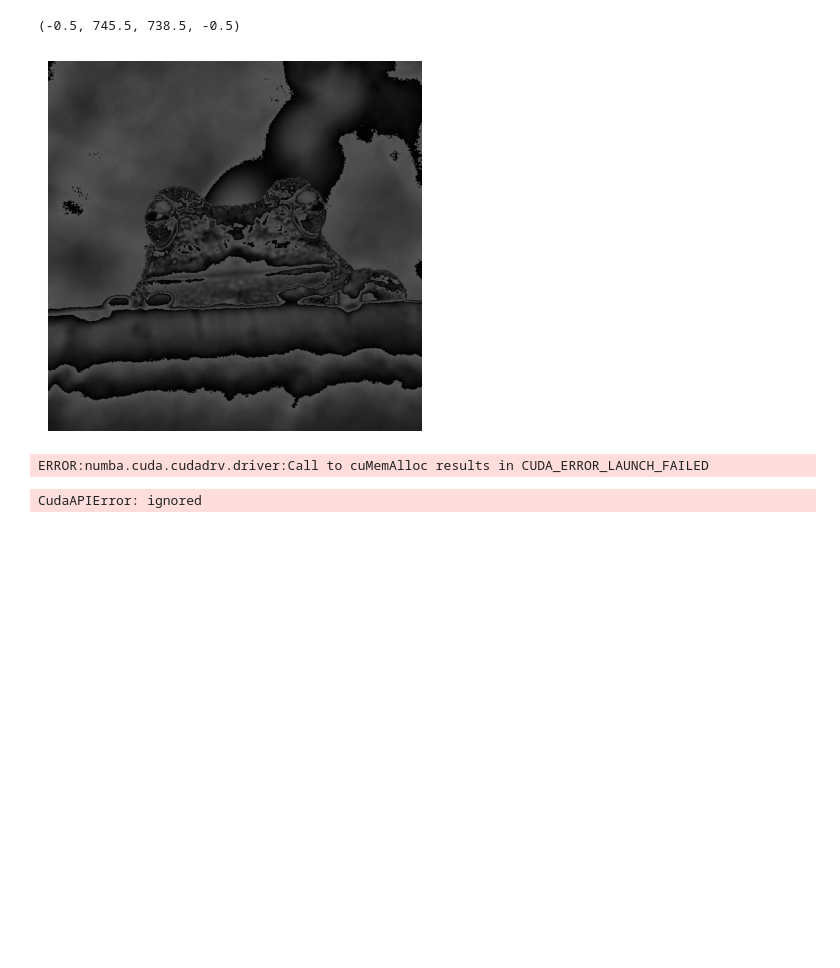
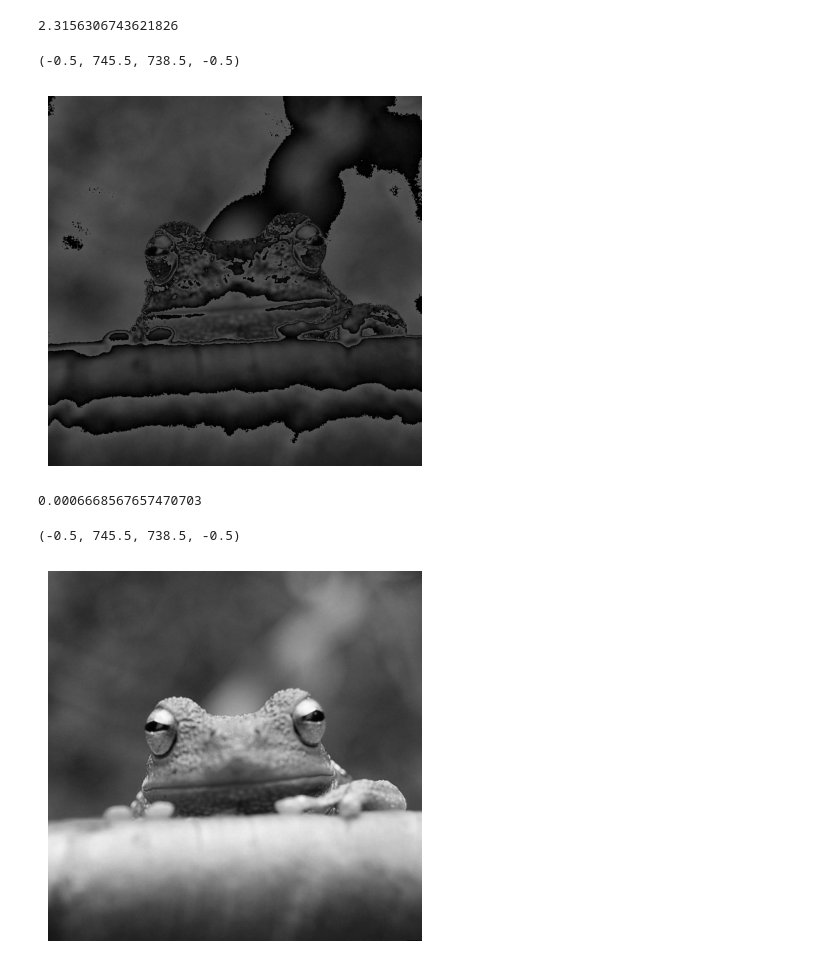
Before and after one commit to HeikoViel/advancedhpc2023, a Jupyter notebook: labwork3.ipynb, the cells around one changed output. Cells and saved outputs as stored; diff of their text form; code cells hidden in the pictures; blank space fills up the shorter version.

```diff
--- a/labwork3.ipynb
+++ b/labwork3.ipynb
@@ -14,16 +14,20 @@ y_pixel = image.shape[1]
 # %%
-image = image.reshape(x_pixel * y_pixel, 3)
 new_image = np.zeros([x_pixel*y_pixel, 3], dtype=np.uint8)
+
+start = time.time()
 
 for i in range(x_pixel * y_pixel):
   new_image[i, 0] = new_image[i, 1] = new_image[i, 2] = np.uint8((image[i][0] + image[i][1] + image[i][2]) / 3)
+
+print(time.time() - start)
 
 new_image = new_image.reshape(x_pixel, y_pixel, 3)
 fig, ax = plt.subplots()
 ax.imshow(new_image)
 ax.axis('off')
 # %% [output]
-(-0.5, 745.5, 738.5, -0.5)
+2.3156306743621826
+(-0.5, 745.5, 738.5, -0.5)
 [figure]
 # %%
 @cuda.jit
@@ -31,8 +35,22 @@ def grayscale(src, dst):
   tidx = cuda.threadIdx.x + cuda.blockIdx.x * cuda.blockDim.x
   g = np.uint8((src[tidx, 0] + src[tidx, 1] + src[tidx, 2]) / 3)
   dst[tidx, 0] = dst[tidx, 1] = dst[tidx, 2] = g
-# %%
-devOutput = cuda.device_array((x_pixel * y_pixel, 3), np.uint8)
-# %% [output]
-ERROR:numba.cuda.cudadrv.driver:Call to cuMemAlloc results in CUDA_ERROR_LAUNCH_FAILED
-CudaAPIError: ignored
+# %%
+devSrc = cuda.to_device(image)
+devDst = cuda.device_array((x_pixel * y_pixel, 3), np.uint8)
+pixelCount = x_pixel * y_pixel
+blockSize = 32
+gridSize = np.uint16(pixelCount / blockSize)
+start = time.time()
+grayscale[gridSize, blockSize](devSrc, devDst)
+print(time.time() - start)
+hostDst = devDst.copy_to_host()
+
+hostDst = hostDst.reshape(x_pixel, y_pixel, 3)
+fig, ax = plt.subplots()
+ax.imshow(hostDst)
+ax.axis('off')
+# %% [output]
+0.0006668567657470703
+(-0.5, 745.5, 738.5, -0.5)
+[figure, added]
```
Also changed, not shown: parts of 2 cells of this notebook.
